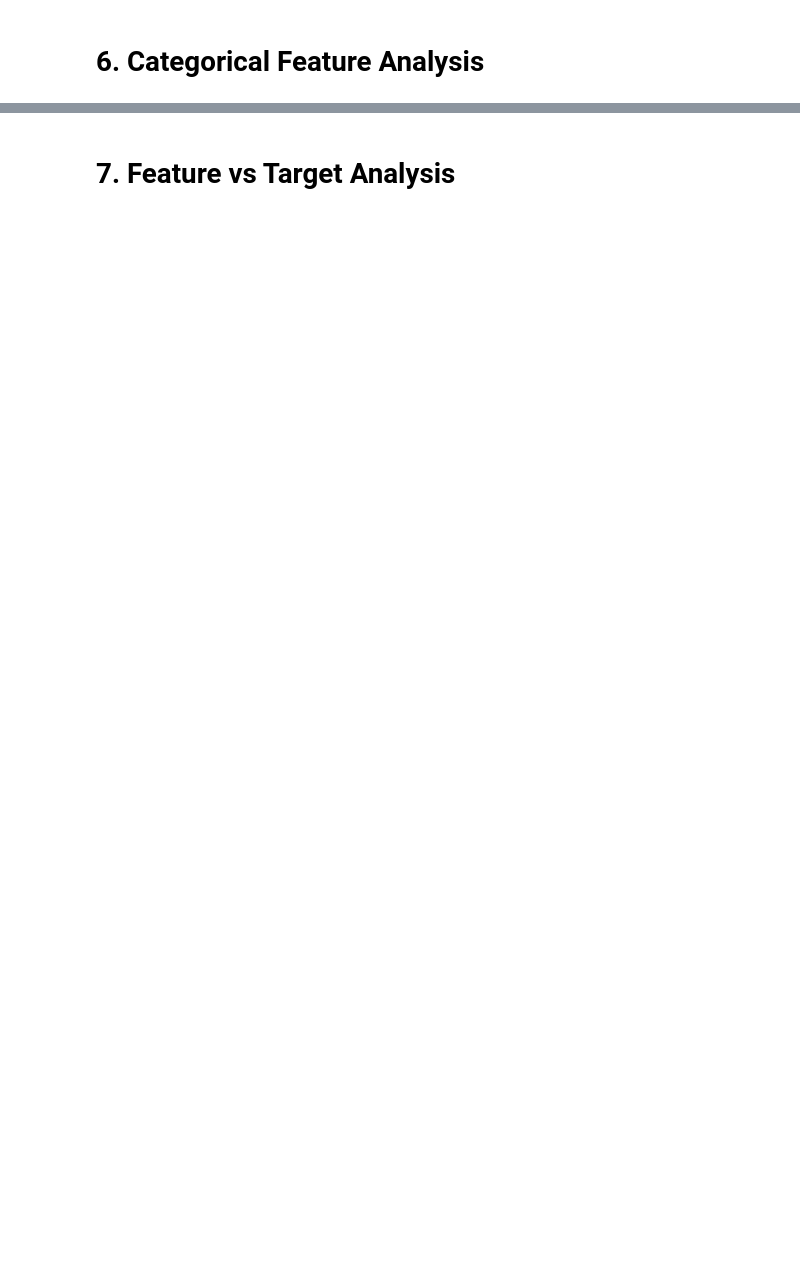
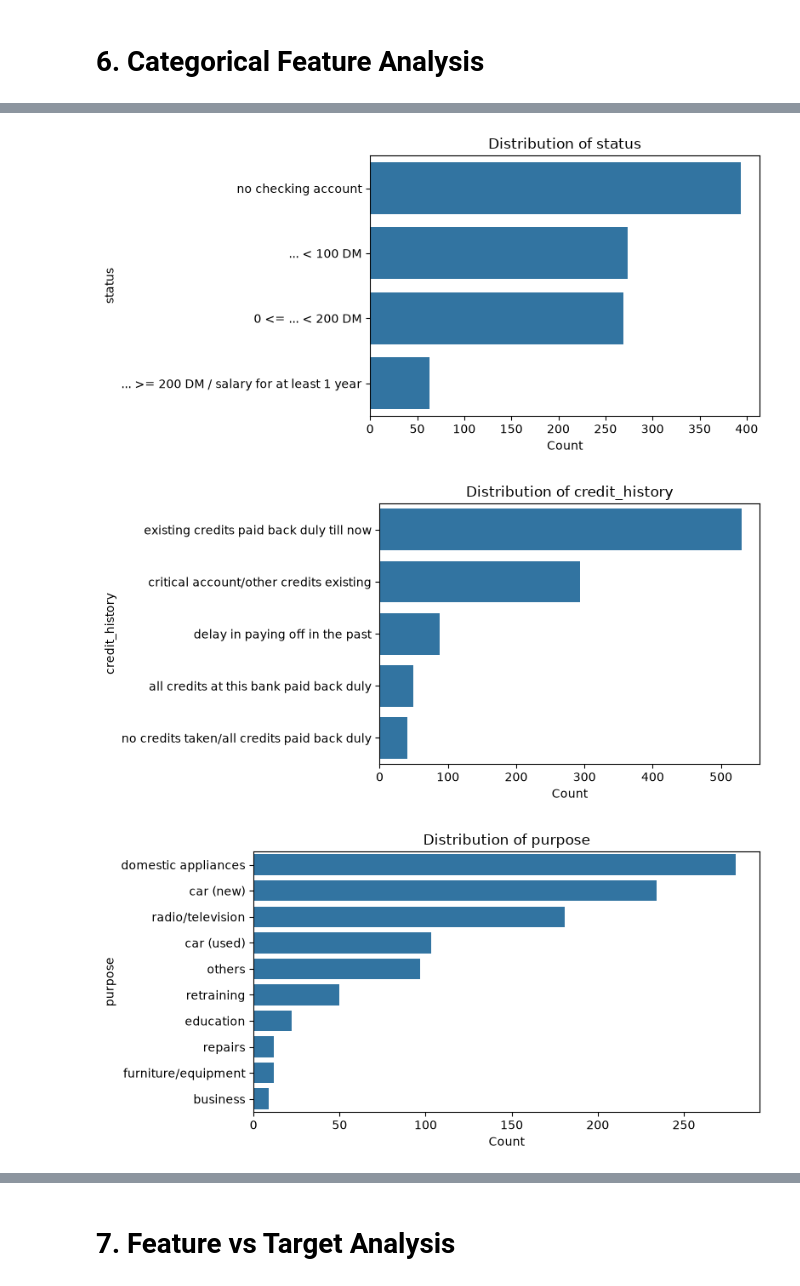
Before and after one commit to Tien30032006/ml-btl-project, a Jupyter notebook: notebooks/01_eda.ipynb, the cells around one changed output, grey strips where cells are left out. Drawn from its saved outputs; the diff is of its cells as text; code cells hidden in the pictures; blank space fills up the shorter version.

```diff
--- a/notebooks/01_eda.ipynb
+++ b/notebooks/01_eda.ipynb
@@ -243,20 +248,2 @@ for col in numerical_features:
 # %% [markdown]
 # 6. Categorical Feature Analysis
-# %%
-for col in categorical_features:
-    plt.figure(figsize=(8, 4))
-
-    order = df[col].value_counts().index
-
-    sns.countplot(
-        data=df,
-        y=col,
-        order=order
-    )
-
-    plt.title(f"Distribution of {col}")
-    plt.xlabel("Count")
-    plt.ylabel(col)
-
-    plt.tight_layout()
-    plt.show()
@@ -276,0 +250,34 @@ for col in categorical_features:
+# %%
+from pathlib import Path
+
+working_dir = Path.cwd()
+if (working_dir / "data" / "raw" / "modified_GermanCredit.csv").is_file():
+    project_root = working_dir
+elif (working_dir.parent / "data" / "raw" / "modified_GermanCredit.csv").is_file():
+    project_root = working_dir.parent
+else:
+    raise FileNotFoundError("Could not locate the project root from the notebook working directory.")
+
+output_dir = project_root / "notebooks" / "figures"
+output_dir.mkdir(parents=True, exist_ok=True)
+
+for col in categorical_features:
+    fig, ax = plt.subplots(figsize=(8, 4))
+
+    order = df[col].value_counts().index
+    sns.countplot(data=df, y=col, order=order, ax=ax)
+
+    ax.set_title(f"Distribution of {col}")
+    ax.set_xlabel("Count")
+    ax.set_ylabel(col)
+
+    fig.tight_layout()
+    output_path = output_dir / f"eda_categorical_{col}.png"
+    fig.savefig(output_path, dpi=150, bbox_inches="tight")
+    plt.show()
+    plt.close(fig)
+    print(f"Saved: {output_path}")
+# %% [output]
+[figure, added]
+[figure, added]
+[figure, added]
```
Also changed, not shown: parts of 13 cells of this notebook, 16 other files.
